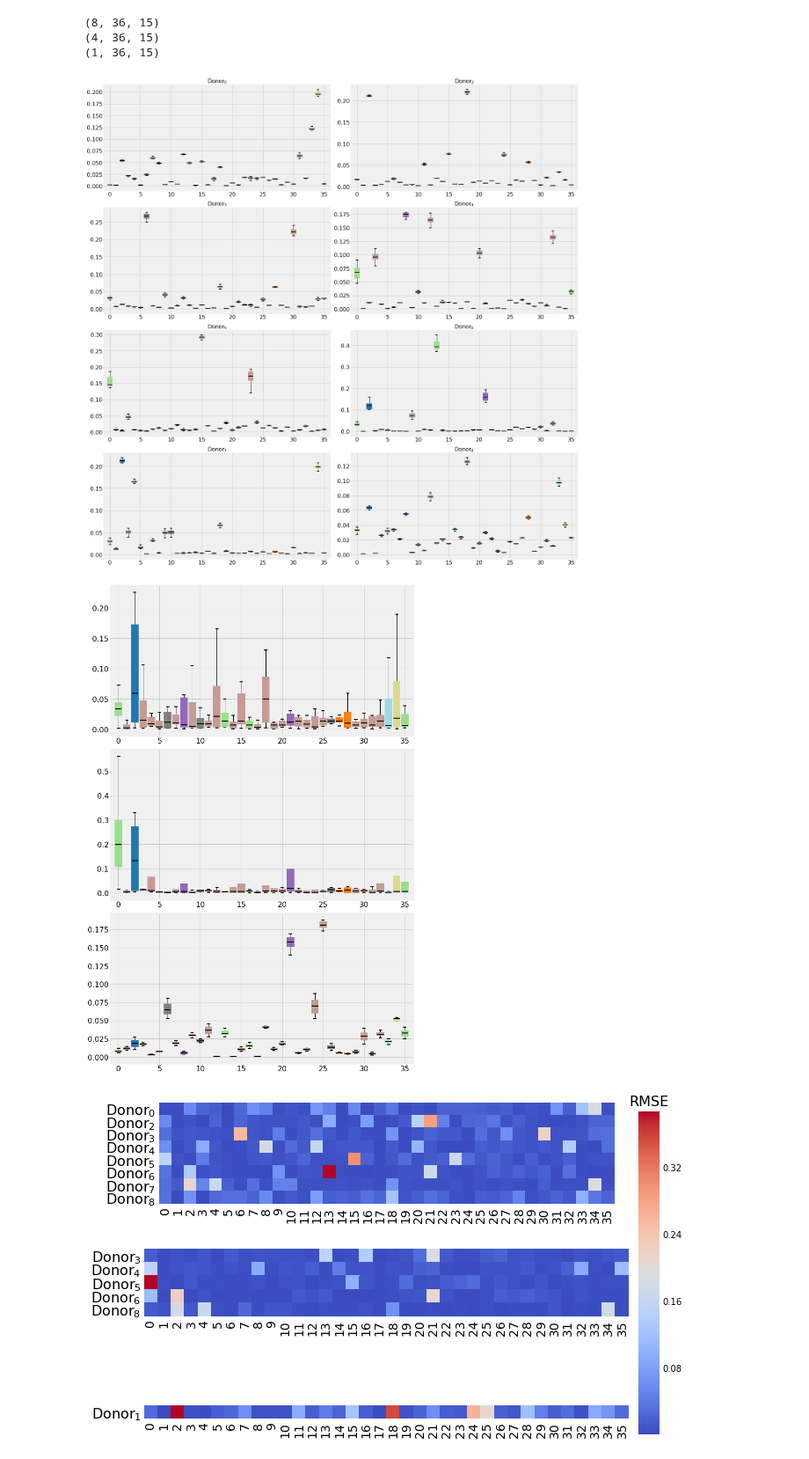
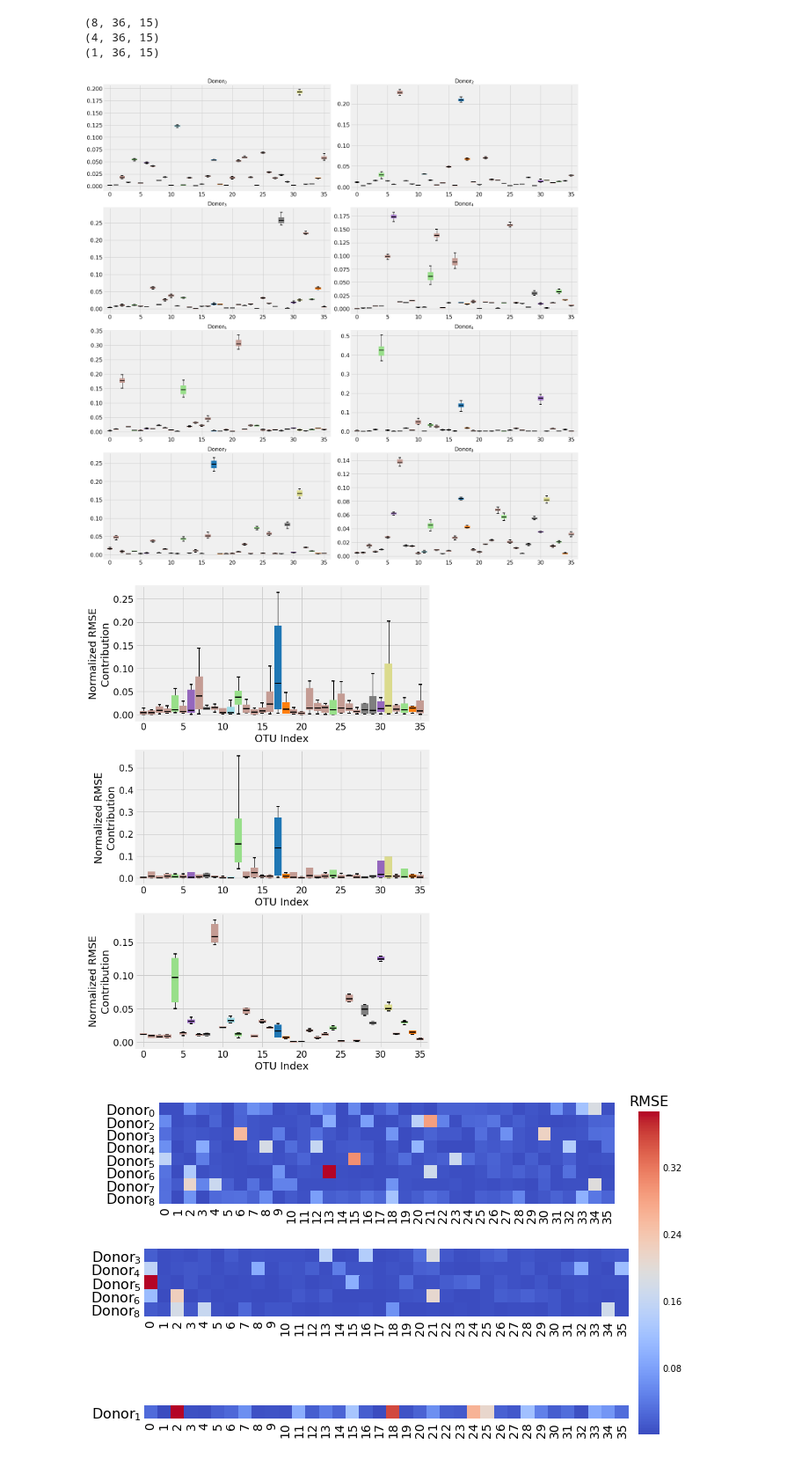
Before and after one commit to michaelwiest/microbiome-rnn, a Jupyter notebook: notebooks/Model Evaluator.ipynb, the cells around one changed output. Shown at 88% size. Drawn from its saved outputs; the diff is of its cells as text; code cells hidden in the pictures.

```diff
--- a/notebooks/Model Evaluator.ipynb
+++ b/notebooks/Model Evaluator.ipynb
@@ -136,7 +136,7 @@ file_labs = ['Donor$_{}$'.format(i) for i in range(len(input_files))]
 # Put the model type in here
 model_type = 'enc_dec'
 # What is the name of the model and logs outputted?
-run_suffix = '_EncDec_h512_isl5_tsl5_ns36_isifNone_tsif2_numlstm1_no_chloro'
+run_suffix = '_EncDec_h512_isl5_tsl5_ns36_isifNone_tsif2_numlstm1_teacher_2202_fix'
 # %%
 
 
@@ -170,7 +170,7 @@ print(losses.shape)
 (3, 36, 51)
 # %%
 loss_num_digits = 6
-best_loss_epoch = 39
+best_loss_epoch = 45
 
 fig, ax = plt.subplots(figsize=(8, 4.5))
 labels = ['Training data: ({})', 'Validation data: ({})', 'Test data: ({})']
@@ -343,43 +343,45 @@ for i in range(t_v_t_losses[0].shape[0]):
 plt.tight_layout()
 plt.show()
 # %% [output]
-[figure, old version]
+[figure, new version]
 # %%
 # Plot train, validation, and test data.
 train_list = t_v_t_losses[0].transpose(1, 0, 2).reshape(model.otu_handler.num_strains, -1).tolist()
 val_list = t_v_t_losses[1].transpose(1, 0, 2).reshape(model.otu_handler.num_strains, -1).tolist()
 test_list = t_v_t_losses[2].transpose(1, 0, 2).reshape(model.otu_handler.num_strains, -1).tolist()
-fig, ax = plt.subplots(3,1, figsize=(10, 15))
+fig, ax = plt.subplots(3,1, figsize=(8.5, 12))
 axl = ax.flatten()
 
 for i, to_plot in enumerate([train_list, val_list, test_list]):
 #     to_plot = t_v_t_losses[0][i].tolist()
     bp = axl[i].boxplot(to_plot, widths=[0.8] * otu_handler.num_strains, patch_artist=True, showfliers=False)
     axl[i].set_xticks(list(range(1, otu_handler.num_strains + 2))[::5])
     axl[i].set_xticklabels(list(range(otu_handler.num_strains + 1))[::5], fontsize=16)
     axl[i].set_xlim(0, otu_handler.num_strains + 1)
     axl[i].tick_params(axis='both', labelsize=16)
+    axl[i].set_xlabel('OTU Index', fontsize=18)
+    axl[i].set_ylabel('Normalized RMSE\nContribution', fontsize=18)
     for j, box in enumerate(bp['boxes']):
         # change outline color
         box.set(linewidth=2)
         # change fill color
         box.set(facecolor=colors_to_plot[j], color=colors_to_plot[j])
     # change color and linewidth of the caps
     for cap in bp['caps']:
         cap.set(linewidth=2)
 
     ## change color and linewidth of the medians
     for median in bp['medians']:
         median.set(color='black', linewidth=2)
 
     ## change the style of fliers and their fill
     for flier in bp['fliers']:
         flier.set(marker='o', color='gray', alpha=0.5)
 
 plt.tight_layout()
 plt.show()
 # %% [output]
-[figure, old version]
+[figure, new version]
 # %%
 train = t_v_t_losses[0].transpose(1, 0, 2).mean(axis=2)
 val = t_v_t_losses[1].transpose(1, 0, 2).mean(axis=2)
```
Also changed, not shown: parts of 13 cells of this notebook, 2 other files.
